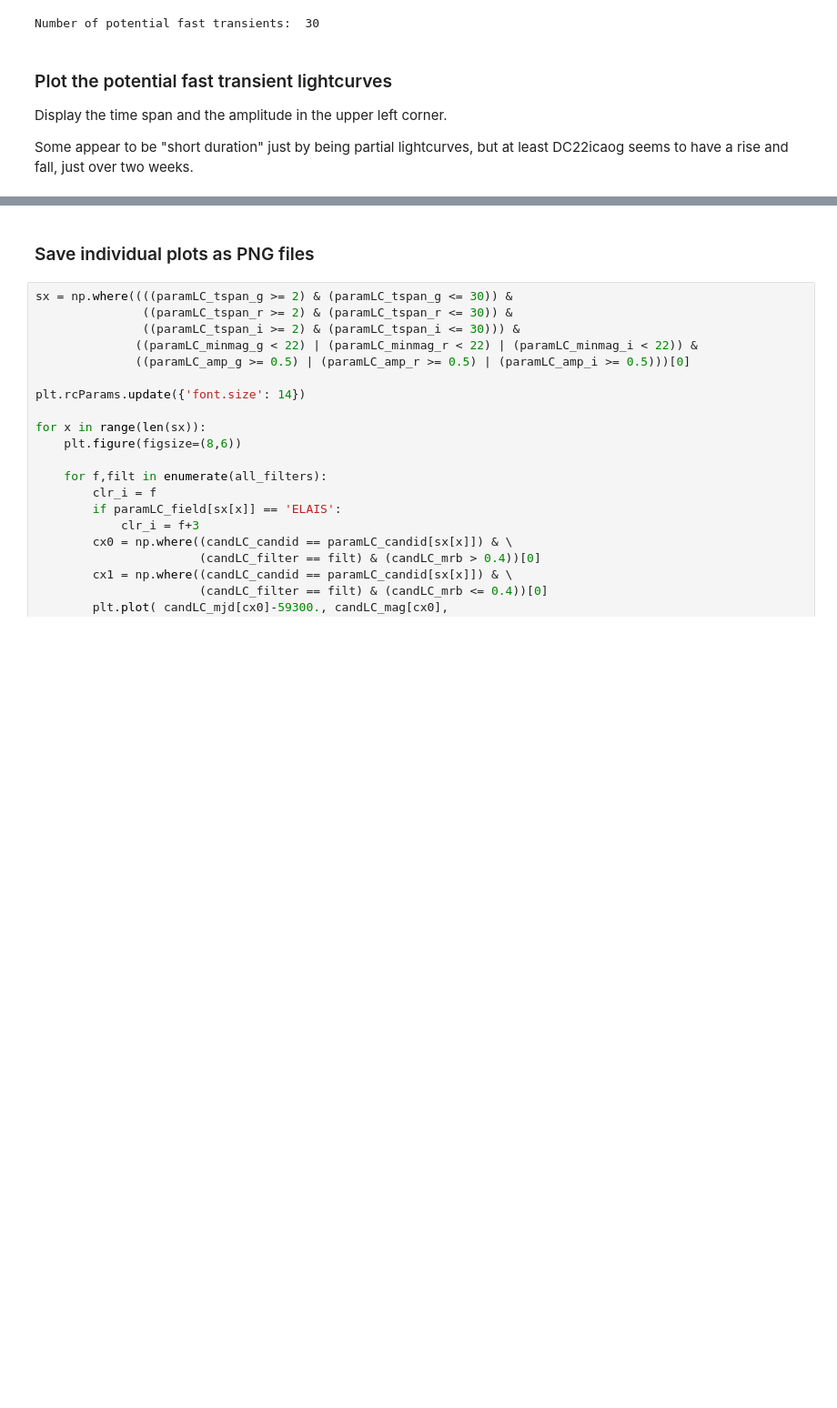
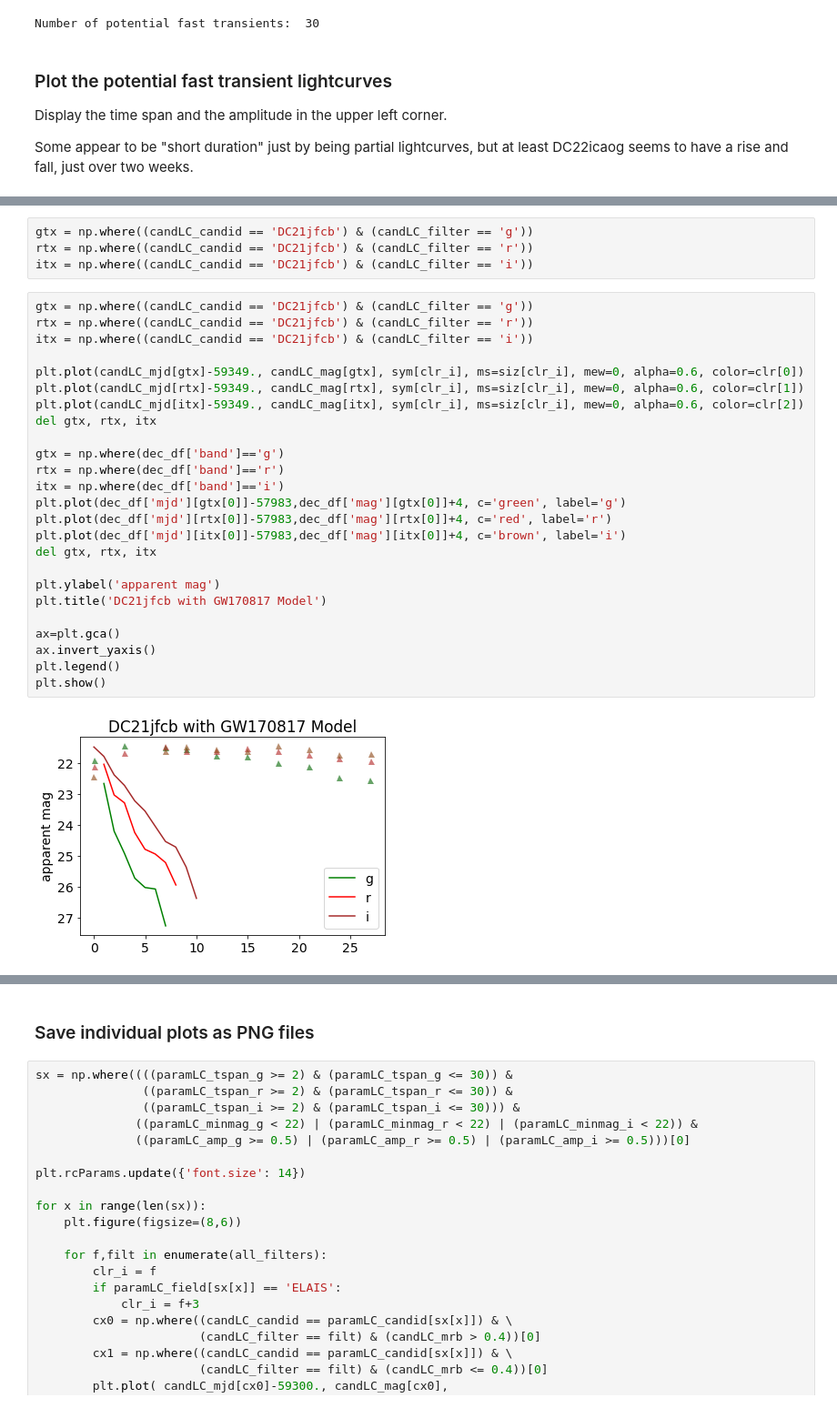
Before and after one commit to MelissaGraham/decam_ddf_tools, a Jupyter notebook: transients_science/fast_transients/1_create_potential_fast_transients_list.ipynb, the cells around one changed output, grey strips where cells are left out. Shown at 91% size. Drawn from its saved outputs; the diff is of its cells as text; blank space fills up the shorter version.

```diff
--- a/transients_science/fast_transients/1_create_potential_fast_transients_list.ipynb
+++ b/transients_science/fast_transients/1_create_potential_fast_transients_list.ipynb
@@ -267,0 +347,31 @@ Total number which met criteria:  30
+# %%
+gtx = np.where((candLC_candid == 'DC21jfcb') & (candLC_filter == 'g'))
+rtx = np.where((candLC_candid == 'DC21jfcb') & (candLC_filter == 'r'))
+itx = np.where((candLC_candid == 'DC21jfcb') & (candLC_filter == 'i'))
+# %%
+gtx = np.where((candLC_candid == 'DC21jfcb') & (candLC_filter == 'g'))
+rtx = np.where((candLC_candid == 'DC21jfcb') & (candLC_filter == 'r'))
+itx = np.where((candLC_candid == 'DC21jfcb') & (candLC_filter == 'i'))
+
+plt.plot(candLC_mjd[gtx]-59349., candLC_mag[gtx], sym[clr_i], ms=siz[clr_i], mew=0, alpha=0.6, color=clr[0])
+plt.plot(candLC_mjd[rtx]-59349., candLC_mag[rtx], sym[clr_i], ms=siz[clr_i], mew=0, alpha=0.6, color=clr[1])
+plt.plot(candLC_mjd[itx]-59349., candLC_mag[itx], sym[clr_i], ms=siz[clr_i], mew=0, alpha=0.6, color=clr[2])
+del gtx, rtx, itx
+
+gtx = np.where(dec_df['band']=='g')
+rtx = np.where(dec_df['band']=='r')
+itx = np.where(dec_df['band']=='i')
+plt.plot(dec_df['mjd'][gtx[0]]-57983,dec_df['mag'][gtx[0]]+4, c='green', label='g')
+plt.plot(dec_df['mjd'][rtx[0]]-57983,dec_df['mag'][rtx[0]]+4, c='red', label='r')
+plt.plot(dec_df['mjd'][itx[0]]-57983,dec_df['mag'][itx[0]]+4, c='brown', label='i')
+del gtx, rtx, itx
+
+plt.ylabel('apparent mag')
+plt.title('DC21jfcb with GW170817 Model')
+
+ax=plt.gca()
+ax.invert_yaxis()
+plt.legend()
+plt.show()
+# %% [output]
+[figure, added]
```
Also changed, not shown: parts of 7 cells of this notebook, 16 other files.
